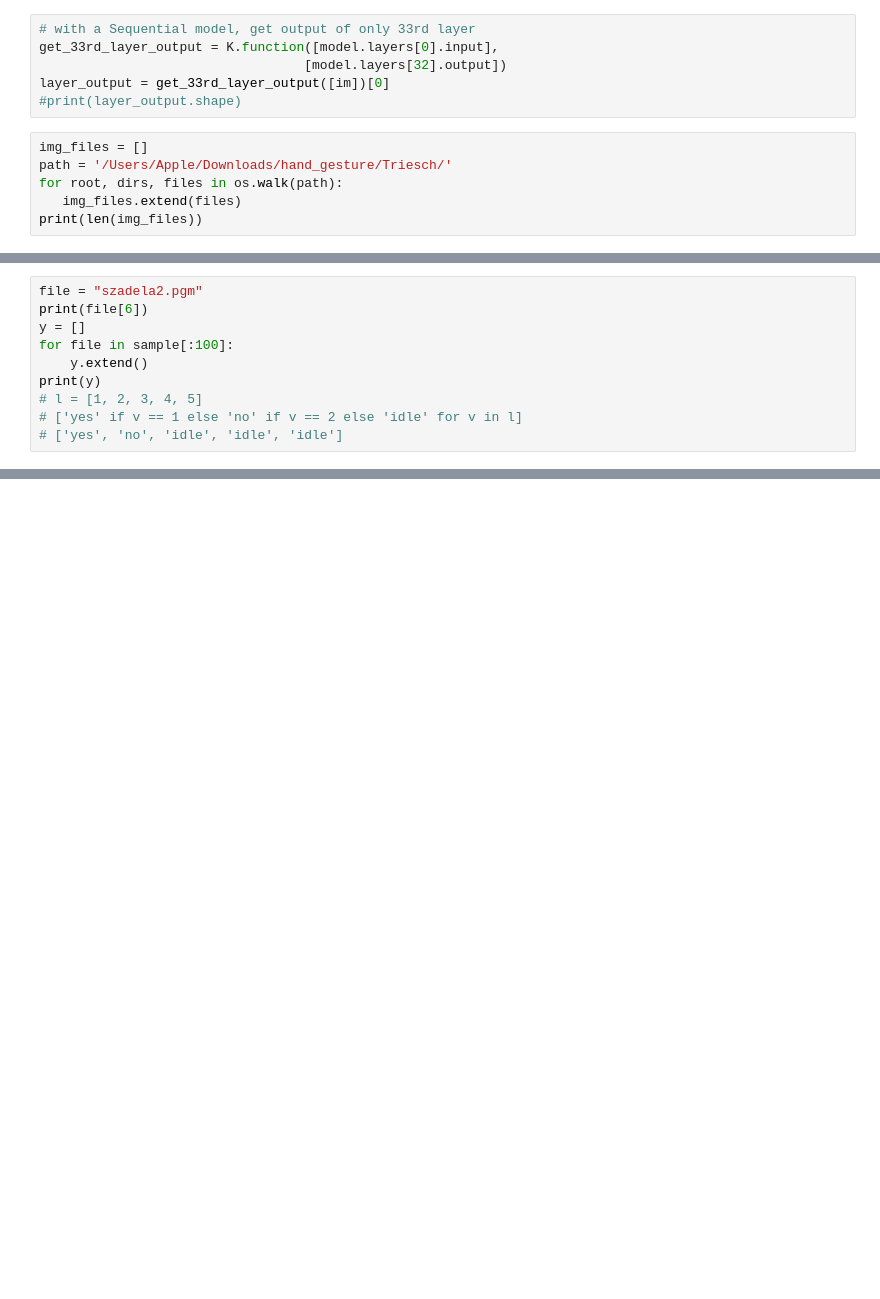
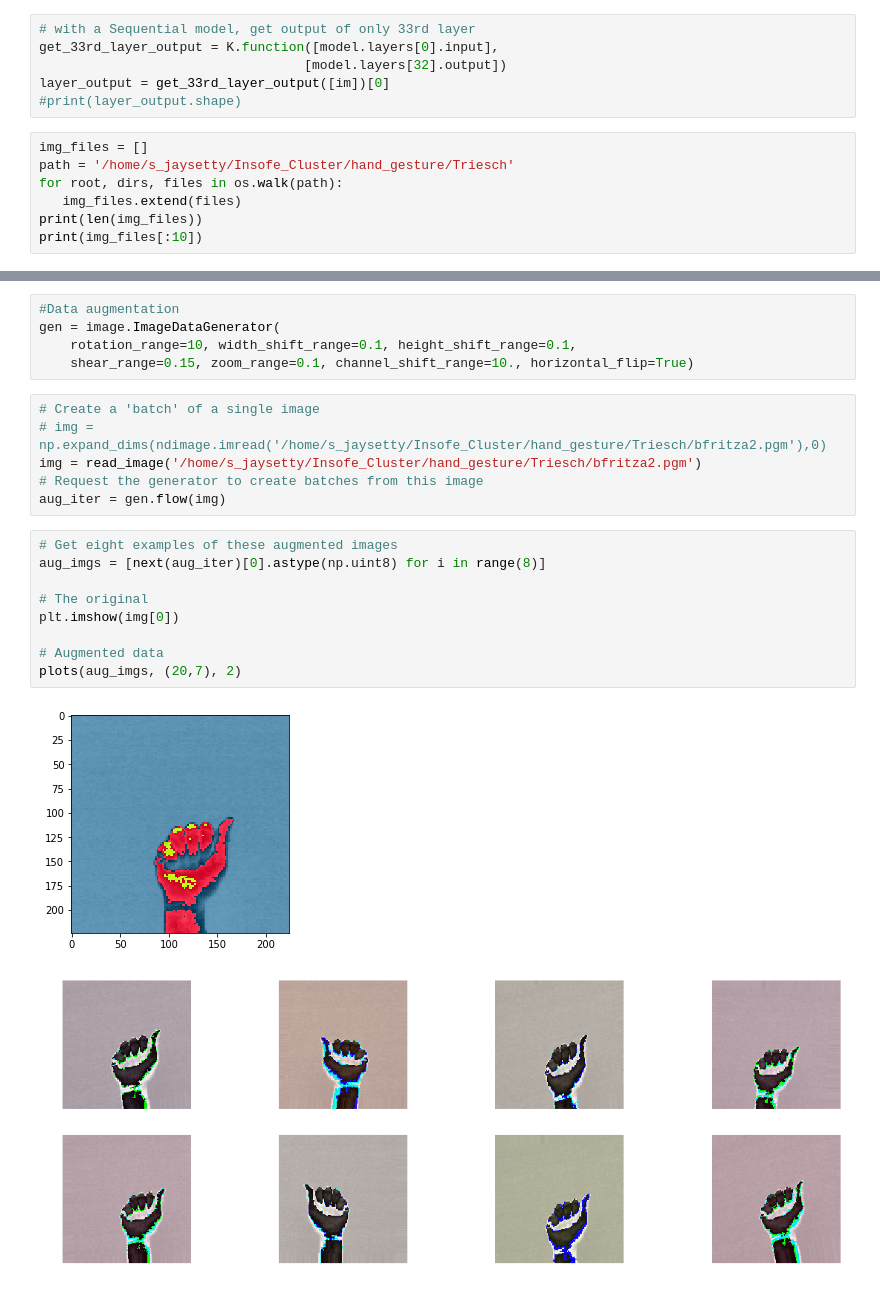
Before and after one commit to akhilambeena/handgesture, a Jupyter notebook: hand_gesture.ipynb, the cells around one changed output, grey strips where cells are left out. Cells and saved outputs as stored; diff of their text form; blank space fills up the shorter version.

Commit message:
Added data augmentation, brittle code
Without data augmentation vgg + mlp gave around 70% accuracy for train and val (80 epochs)

```diff
--- a/hand_gesture.ipynb
+++ b/hand_gesture.ipynb
@@ -116,8 +135,9 @@ layer_output = get_33rd_layer_output([im])[0]
 #print(layer_output.shape)
 # %%
 img_files = []
-path = '/Users/Apple/Downloads/hand_gesture/Triesch/'
+path = '/home/s_jaysetty/Insofe_Cluster/hand_gesture/Triesch'
 for root, dirs, files in os.walk(path):
    img_files.extend(files)
 print(len(img_files))
+print(img_files[:10])
 # %% [output]
@@ -142,10 +162,0 @@ Sample images taken: 719
-# %%
-file = "szadela2.pgm"
-print(file[6])
-y = []
-for file in sample[:100]:
-    y.extend()
-print(y)
-# l = [1, 2, 3, 4, 5]
-# ['yes' if v == 1 else 'no' if v == 2 else 'idle' for v in l]
-# ['yes', 'no', 'idle', 'idle', 'idle']
@@ -194,0 +224,23 @@ for file in sample[14600:]:
+# %%
+#Data augmentation
+gen = image.ImageDataGenerator(
+    rotation_range=10, width_shift_range=0.1, height_shift_range=0.1,
+    shear_range=0.15, zoom_range=0.1, channel_shift_range=10., horizontal_flip=True)
+# %%
+# Create a 'batch' of a single image
+# img = np.expand_dims(ndimage.imread('/home/s_jaysetty/Insofe_Cluster/hand_gesture/Triesch/bfritza2.pgm'),0)
+img = read_image('/home/s_jaysetty/Insofe_Cluster/hand_gesture/Triesch/bfritza2.pgm')
+# Request the generator to create batches from this image
+aug_iter = gen.flow(img)
+# %%
+# Get eight examples of these augmented images
+aug_imgs = [next(aug_iter)[0].astype(np.uint8) for i in range(8)]
+
+# The original
+plt.imshow(img[0])
+
+# Augmented data
+plots(aug_imgs, (20,7), 2)
+# %% [output]
+[figure, added]
+[figure, added]
```
Also changed, not shown: parts of 19 cells of this notebook.
